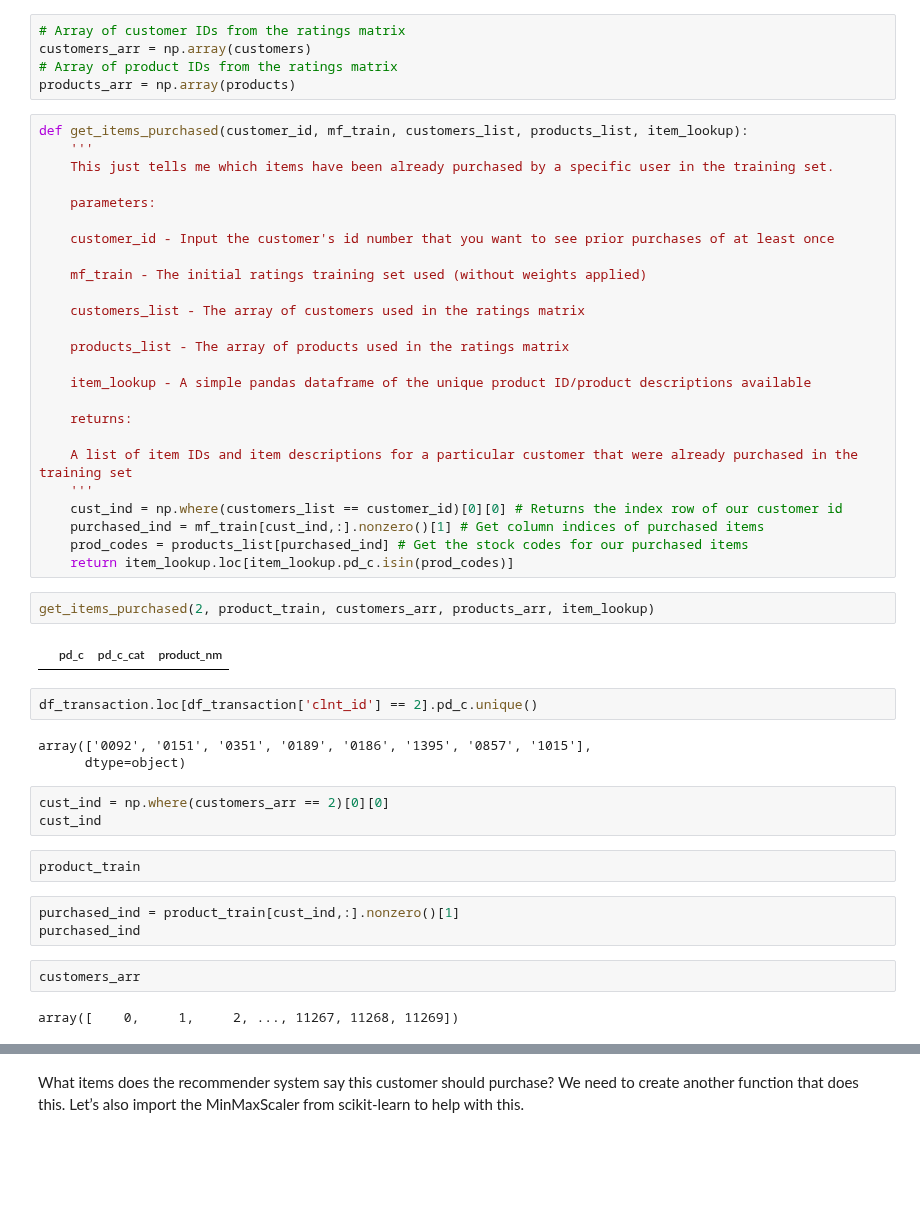
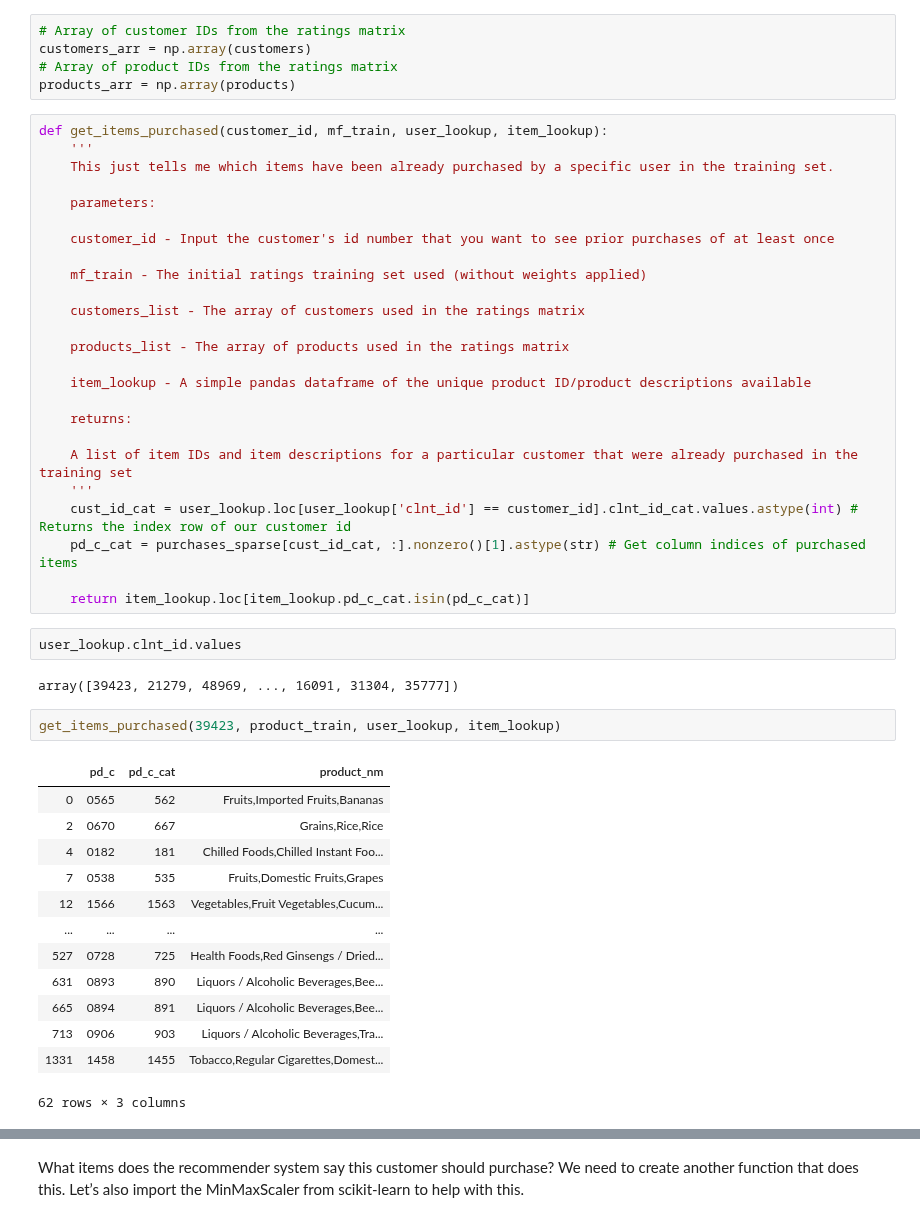
Before and after one commit to hojisu/recommendation-project, a Jupyter notebook: Alternating-Least-Squares-Copy1.ipynb, the cells around one changed output, grey strips where cells are left out. Drawn from its saved outputs; the diff is of its cells as text; blank space fills up the shorter version.

```diff
--- a/Alternating-Least-Squares-Copy1.ipynb
+++ b/Alternating-Least-Squares-Copy1.ipynb
@@ -424,7 +424,7 @@ customers_arr = np.array(customers)
 # Array of product IDs from the ratings matrix
 products_arr = np.array(products)
 # %%
-def get_items_purchased(customer_id, mf_train, customers_list, products_list, item_lookup):
+def get_items_purchased(customer_id, mf_train, user_lookup, item_lookup):
     '''
     This just tells me which items have been already purchased by a specific user in the training set.
 
@@ -444,28 +444,27 @@ def get_items_purchased(customer_id, mf_train, customers_list, products_list, it
 
     A list of item IDs and item descriptions for a particular customer that were already purchased in the training set
     '''
-    cust_ind = np.where(customers_list == customer_id)[0][0] # Returns the index row of our customer id
-    purchased_ind = mf_train[cust_ind,:].nonzero()[1] # Get column indices of purchased items
-    prod_codes = products_list[purchased_ind] # Get the stock codes for our purchased items
-    return item_lookup.loc[item_lookup.pd_c.isin(prod_codes)]
+    cust_id_cat = user_lookup.loc[user_lookup['clnt_id'] == customer_id].clnt_id_cat.values.astype(int) # Returns the index row of our customer id
+    pd_c_cat = purchases_sparse[cust_id_cat, :].nonzero()[1].astype(str) # Get column indices of purchased items
+
+    return item_lookup.loc[item_lookup.pd_c_cat.isin(pd_c_cat)]
+# %%
+user_lookup.clnt_id.values
+# %% [output]
+array([39423, 21279, 48969, ..., 16091, 31304, 35777])
 # %%
-get_items_purchased(2, product_train, customers_arr, products_arr, item_lookup)
+get_items_purchased(39423, product_train, user_lookup, item_lookup)
 # %% [output]
 |  | pd_c | pd_c_cat | product_nm |
+| 0 | 0565 | 562 | Fruits,Imported Fruits,Bananas |
+| 2 | 0670 | 667 | Grains,Rice,Rice |
+| 4 | 0182 | 181 | Chilled Foods,Chilled Instant Foo... |
+| 7 | 0538 | 535 | Fruits,Domestic Fruits,Grapes |
+| 12 | 1566 | 1563 | Vegetables,Fruit Vegetables,Cucum... |
+| ... | ... | ... | ... |
+| 527 | 0728 | 725 | Health Foods,Red Ginsengs / Dried... |
+| 631 | 0893 | 890 | Liquors / Alcoholic Beverages,Bee... |
+| 665 | 0894 | 891 | Liquors / Alcoholic Beverages,Bee... |
+| 713 | 0906 | 903 | Liquors / Alcoholic Beverages,Tra... |
+| 1331 | 1458 | 1455 | Tobacco,Regular Cigarettes,Domest... |
+62 rows × 3 columns
-# %%
-df_transaction.loc[df_transaction['clnt_id'] == 2].pd_c.unique()
-# %% [output]
-array(['0092', '0151', '0351', '0189', '0186', '1395', '0857', '1015'],
-      dtype=object)
-# %%
-cust_ind = np.where(customers_arr == 2)[0][0]
-cust_ind
-# %%
-product_train
-# %%
-purchased_ind = product_train[cust_ind,:].nonzero()[1]
-purchased_ind
-# %%
-customers_arr
-# %% [output]
-array([    0,     1,     2, ..., 11267, 11268, 11269])
```
Also changed, not shown: parts of 11 cells of this notebook.
